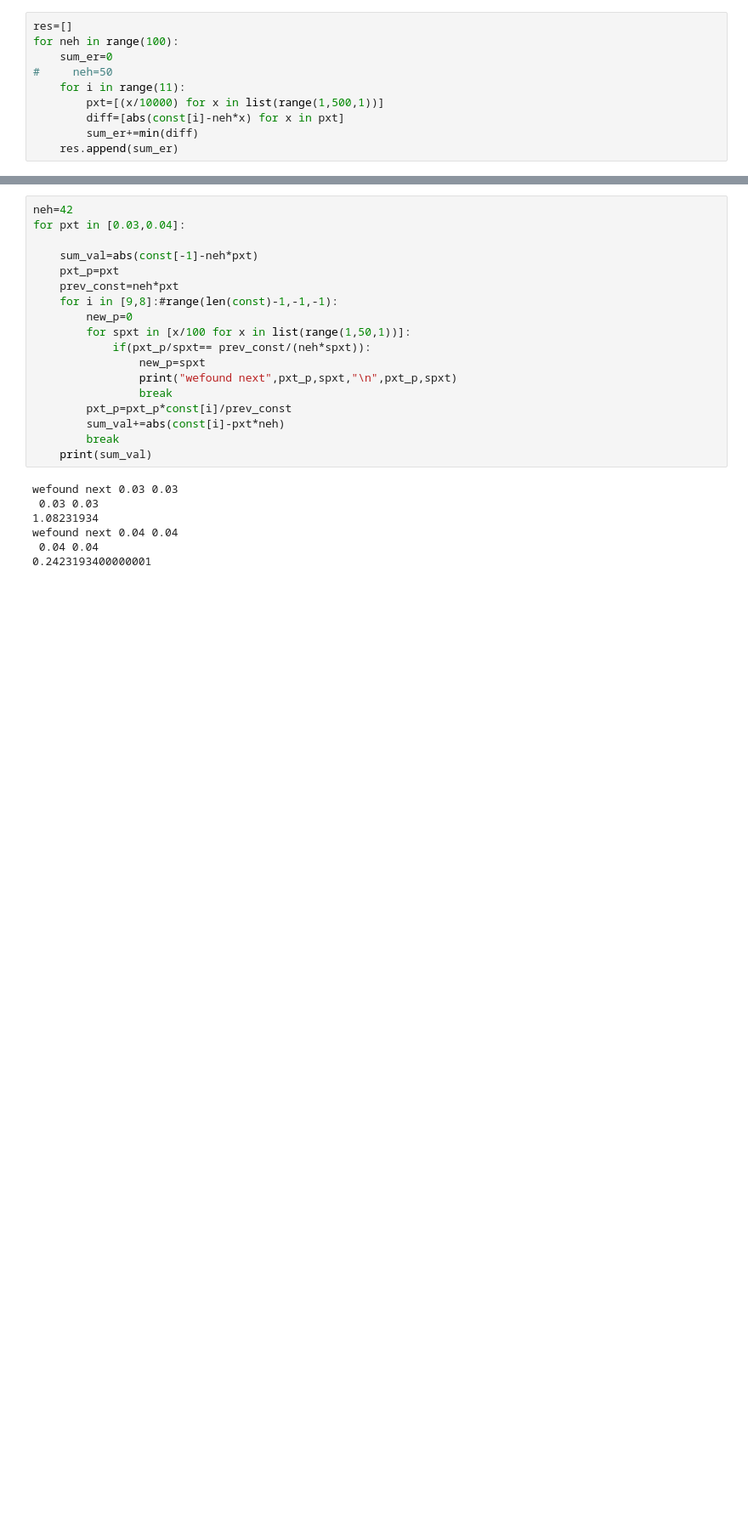
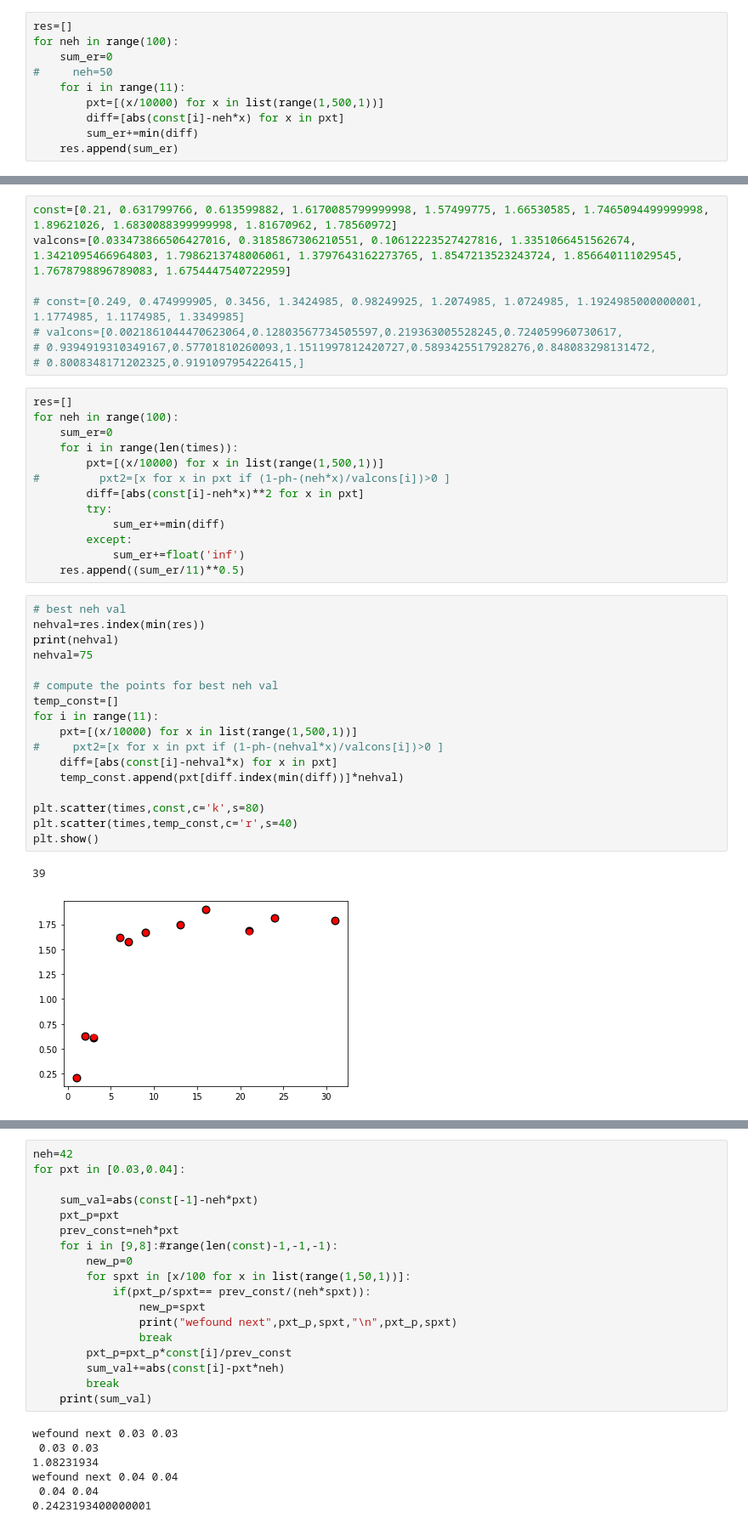
Before and after one commit to henockmamo54/neh_pxt_exp, a Jupyter notebook: Untitled.ipynb, the cells around one changed output, grey strips where cells are left out. Shown: that part at 85% size. Drawn from its saved outputs; the diff is of its cells as text; blank space fills up the shorter version.

```diff
--- a/Untitled.ipynb
+++ b/Untitled.ipynb
@@ -61,0 +100,41 @@ plt.scatter(range(100),res,s=1)
+# %%
+const=[0.21, 0.631799766, 0.613599882, 1.6170085799999998, 1.57499775, 1.66530585, 1.7465094499999998, 1.89621026, 1.6830088399999998, 1.81670962, 1.78560972]
+valcons=[0.033473866506427016, 0.3185867306210551, 0.10612223527427816, 1.3351066451562674, 1.3421095466964803, 1.7986213748006061, 1.3797643162273765, 1.8547213523243724, 1.856640111029545, 1.7678798896789083, 1.6754447540722959]
+
+# const=[0.249, 0.474999905, 0.3456, 1.3424985, 0.98249925, 1.2074985, 1.0724985, 1.1924985000000001, 1.1774985, 1.1174985, 1.3349985]
+# valcons=[0.0021861044470623064,0.12803567734505597,0.219363005528245,0.724059960730617,
+# 0.9394919310349167,0.57701810260093,1.1511997812420727,0.5893425517928276,0.848083298131472,
+# 0.8008348171202325,0.9191097954226415,]
+# %%
+res=[]
+for neh in range(100):
+    sum_er=0
+    for i in range(len(times)):
+        pxt=[(x/10000) for x in list(range(1,500,1))]
+#         pxt2=[x for x in pxt if (1-ph-(neh*x)/valcons[i])>0 ]
+        diff=[abs(const[i]-neh*x)**2 for x in pxt]
+        try:
+            sum_er+=min(diff)
+        except:
+            sum_er+=float('inf')
+    res.append((sum_er/11)**0.5)
+# %%
+# best neh val
+nehval=res.index(min(res))
+print(nehval)
+nehval=75
+
+# compute the points for best neh val
+temp_const=[]
+for i in range(11):
+    pxt=[(x/10000) for x in list(range(1,500,1))]
+#     pxt2=[x for x in pxt if (1-ph-(nehval*x)/valcons[i])>0 ]
+    diff=[abs(const[i]-nehval*x) for x in pxt]
+    temp_const.append(pxt[diff.index(min(diff))]*nehval)
+
+plt.scatter(times,const,c='k',s=80)
+plt.scatter(times,temp_const,c='r',s=40)
+plt.show()
+# %% [output]
+39
+[figure, added]
```
Also changed, not shown: parts of 14 cells of this notebook, 3 other files.
